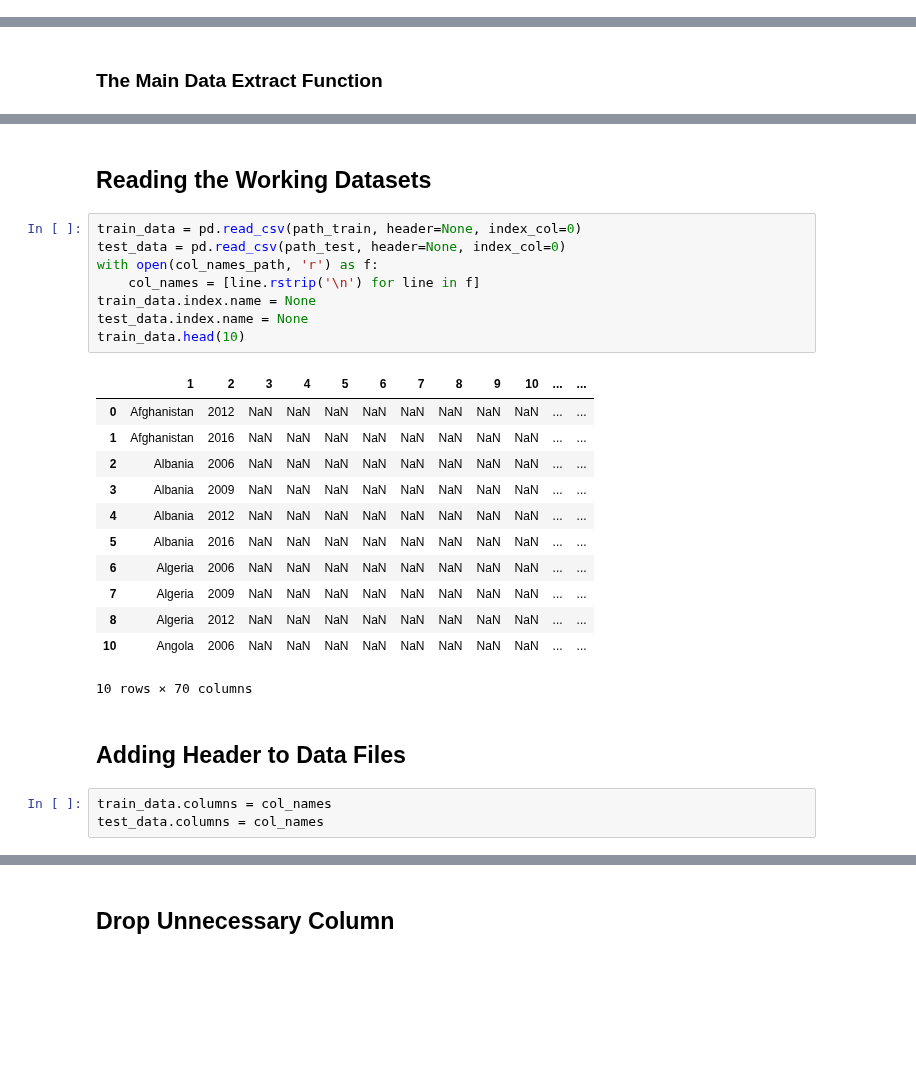
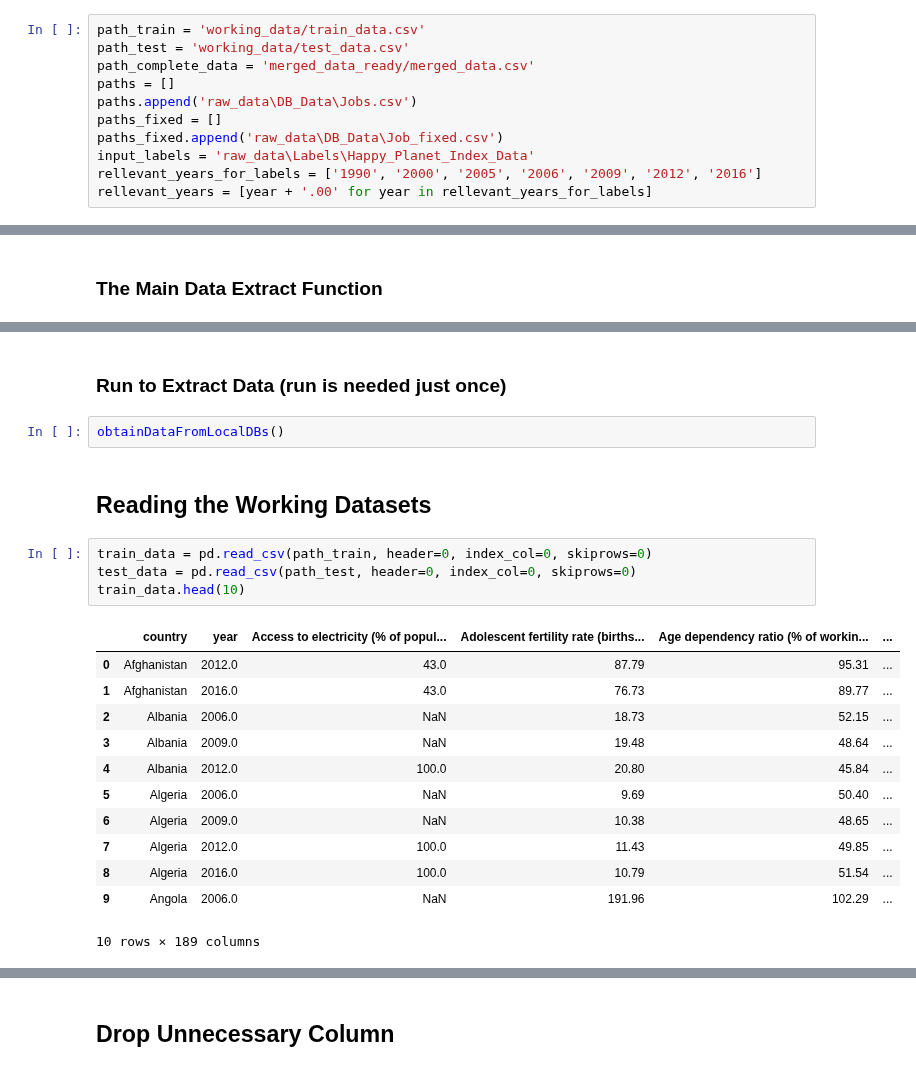
Before and after one commit to acrola/WorkShopDS, a Jupyter notebook: Project-Notebook.ipynb, the cells around one changed output, grey strips where cells are left out. Cells and saved outputs as stored; diff of their text form; blank space fills up the shorter version.

Commit message:
Fixed new version. Data included

```diff
--- a/Project-Notebook.ipynb
+++ b/Project-Notebook.ipynb
@@ -48,2 +18,13 @@ rellevant_years = ['1990', '2000', '2005', '2006', '2009', '2012', '2016']
+# %%
+path_train = 'working_data/train_data.csv'
+path_test = 'working_data/test_data.csv'
+path_complete_data = 'merged_data_ready/merged_data.csv'
+paths = []
+paths.append('raw_data\DB_Data\Jobs.csv')
+paths_fixed = []
+paths_fixed.append('raw_data\DB_Data\Job_fixed.csv')
+input_labels = 'raw_data\Labels\Happy_Planet_Index_Data'
+rellevant_years_for_labels = ['1990', '2000', '2005', '2006', '2009', '2012', '2016']
+rellevant_years = [year + '.00' for year in rellevant_years_for_labels]
 # %% [markdown]
 ## Functions For Obtaining Data
@@ -241,28 +117,23 @@ Done downloading and saving data
+# %% [markdown]
+### Run to Extract Data (run is needed just once)
+# %%
+obtainDataFromLocalDBs()
 # %% [markdown]
 ## Reading the Working Datasets
 # %%
-train_data = pd.read_csv(path_train, header=None, index_col=0)
-test_data = pd.read_csv(path_test, header=None, index_col=0)
-with open(col_names_path, 'r') as f:
-    col_names = [line.rstrip('\n') for line in f]
-train_data.index.name = None
-test_data.index.name = None
+train_data = pd.read_csv(path_train, header=0, index_col=0, skiprows=0)
+test_data = pd.read_csv(path_test, header=0, index_col=0, skiprows=0)
 train_data.head(10)
 # %% [output]
-|  | 1 | 2 | 3 | 4 | 5 | 6 | 7 | 8 | 9 | 10 | ... | ... |
-| 0 | Afghanistan | 2012 | NaN | NaN | NaN | NaN | NaN | NaN | NaN | NaN | ... | ... |
-| 1 | Afghanistan | 2016 | NaN | NaN | NaN | NaN | NaN | NaN | NaN | NaN | ... | ... |
-| 2 | Albania | 2006 | NaN | NaN | NaN | NaN | NaN | NaN | NaN | NaN | ... | ... |
-| 3 | Albania | 2009 | NaN | NaN | NaN | NaN | NaN | NaN | NaN | NaN | ... | ... |
-| 4 | Albania | 2012 | NaN | NaN | NaN | NaN | NaN | NaN | NaN | NaN | ... | ... |
-| 5 | Albania | 2016 | NaN | NaN | NaN | NaN | NaN | NaN | NaN | NaN | ... | ... |
-| 6 | Algeria | 2006 | NaN | NaN | NaN | NaN | NaN | NaN | NaN | NaN | ... | ... |
-| 7 | Algeria | 2009 | NaN | NaN | NaN | NaN | NaN | NaN | NaN | NaN | ... | ... |
-| 8 | Algeria | 2012 | NaN | NaN | NaN | NaN | NaN | NaN | NaN | NaN | ... | ... |
-| 10 | Angola | 2006 | NaN | NaN | NaN | NaN | NaN | NaN | NaN | NaN | ... | ... |
+|  | country | year | Access to electricity (% of popul... | Adolescent fertility rate (births... | Age dependency ratio (% of workin... | ... |
+| 0 | Afghanistan | 2012.0 | 43.0 | 87.79 | 95.31 | ... |
+| 1 | Afghanistan | 2016.0 | 43.0 | 76.73 | 89.77 | ... |
+| 2 | Albania | 2006.0 | NaN | 18.73 | 52.15 | ... |
+| 3 | Albania | 2009.0 | NaN | 19.48 | 48.64 | ... |
+| 4 | Albania | 2012.0 | 100.0 | 20.80 | 45.84 | ... |
+| 5 | Algeria | 2006.0 | NaN | 9.69 | 50.40 | ... |
+| 6 | Algeria | 2009.0 | NaN | 10.38 | 48.65 | ... |
+| 7 | Algeria | 2012.0 | 100.0 | 11.43 | 49.85 | ... |
+| 8 | Algeria | 2016.0 | 100.0 | 10.79 | 51.54 | ... |
+| 9 | Angola | 2006.0 | NaN | 191.96 | 102.29 | ... |
-10 rows × 70 columns
+10 rows × 189 columns
-# %% [markdown]
-## Adding Header to Data Files
-# %%
-train_data.columns = col_names
-test_data.columns = col_names
```
Also changed, not shown: parts of 28 cells of this notebook, 39 other files.
